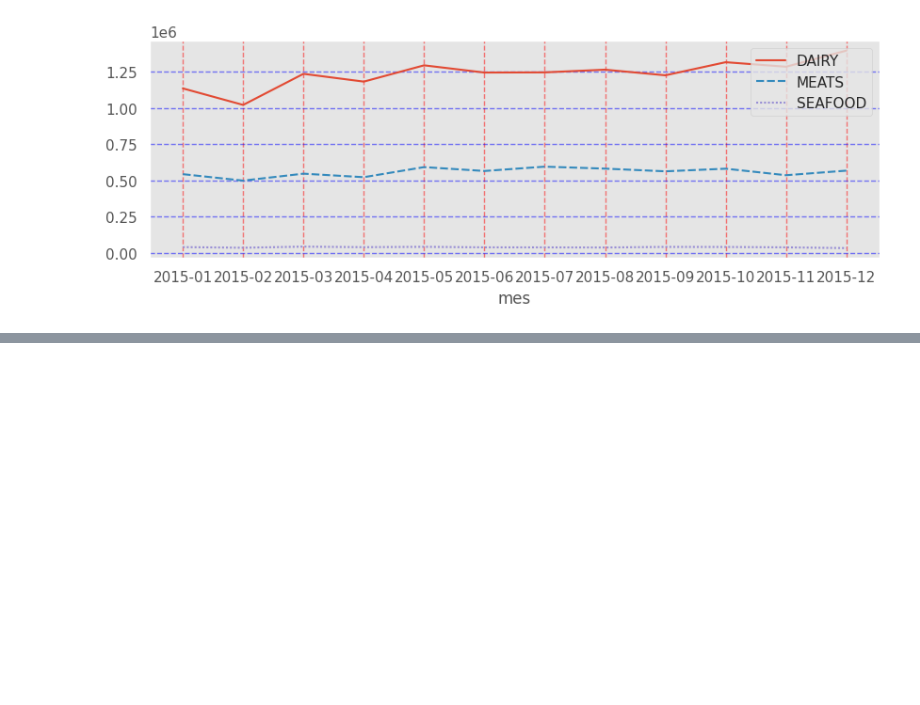
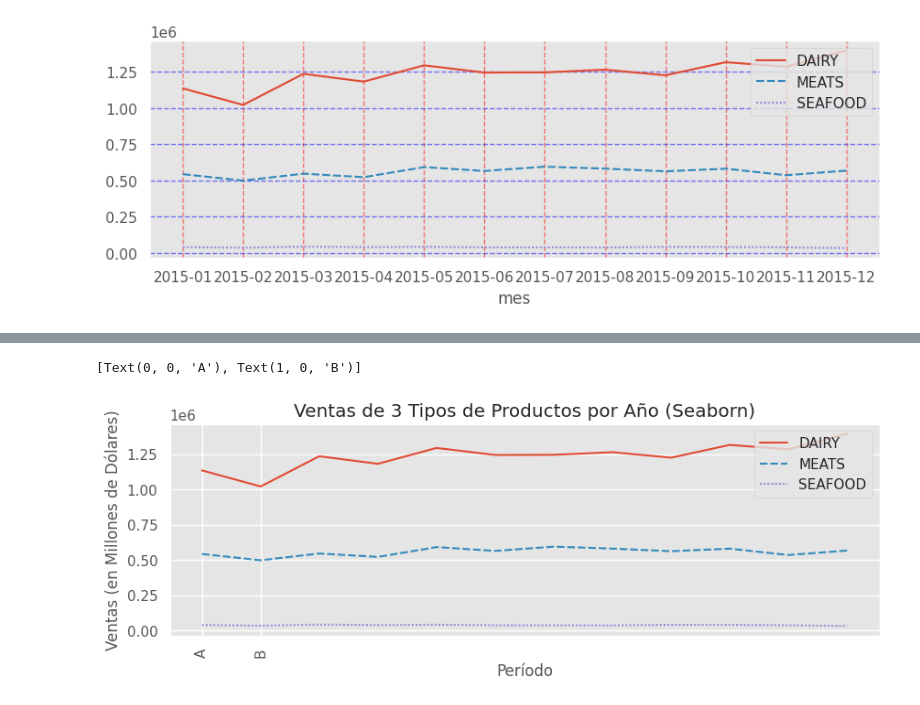
Before and after one commit to lromeror/DataVisualization, a Jupyter notebook: Visualizaciones Univariables/PersonailizacionPlots.ipynb, the cells around one changed output, grey strips where cells are left out. Cells and saved outputs as stored; diff of their text form; code cells hidden in the pictures; blank space fills up the shorter version.

```diff
--- a/Visualizaciones Univariables/PersonailizacionPlots.ipynb
+++ b/Visualizaciones Univariables/PersonailizacionPlots.ipynb
@@ -174,0 +314,23 @@ fig.show()
+# %%
+plt.figure(
+    figsize=(10, 3)
+)
+
+# Almaceno mi figura en una variable
+# Esto es equivalente a una figura de Matplotlib
+ax = sns.lineplot(
+    df
+)
+
+ax.set(
+    xlabel='Período',
+    ylabel='Ventas (en Millones de Dólares)',
+    title='Ventas de 3 Tipos de Productos por Año (Seaborn)',
+)
+
+# Misma logica
+ax.set_xticks([0, 1])
+ax.set_xticklabels(labels=['A', 'B'], rotation=90)
+# %% [output]
+[Text(0, 0, 'A'), Text(1, 0, 'B')]
+[figure, added]
```
Also changed, not shown: parts of 32 cells of this notebook.
